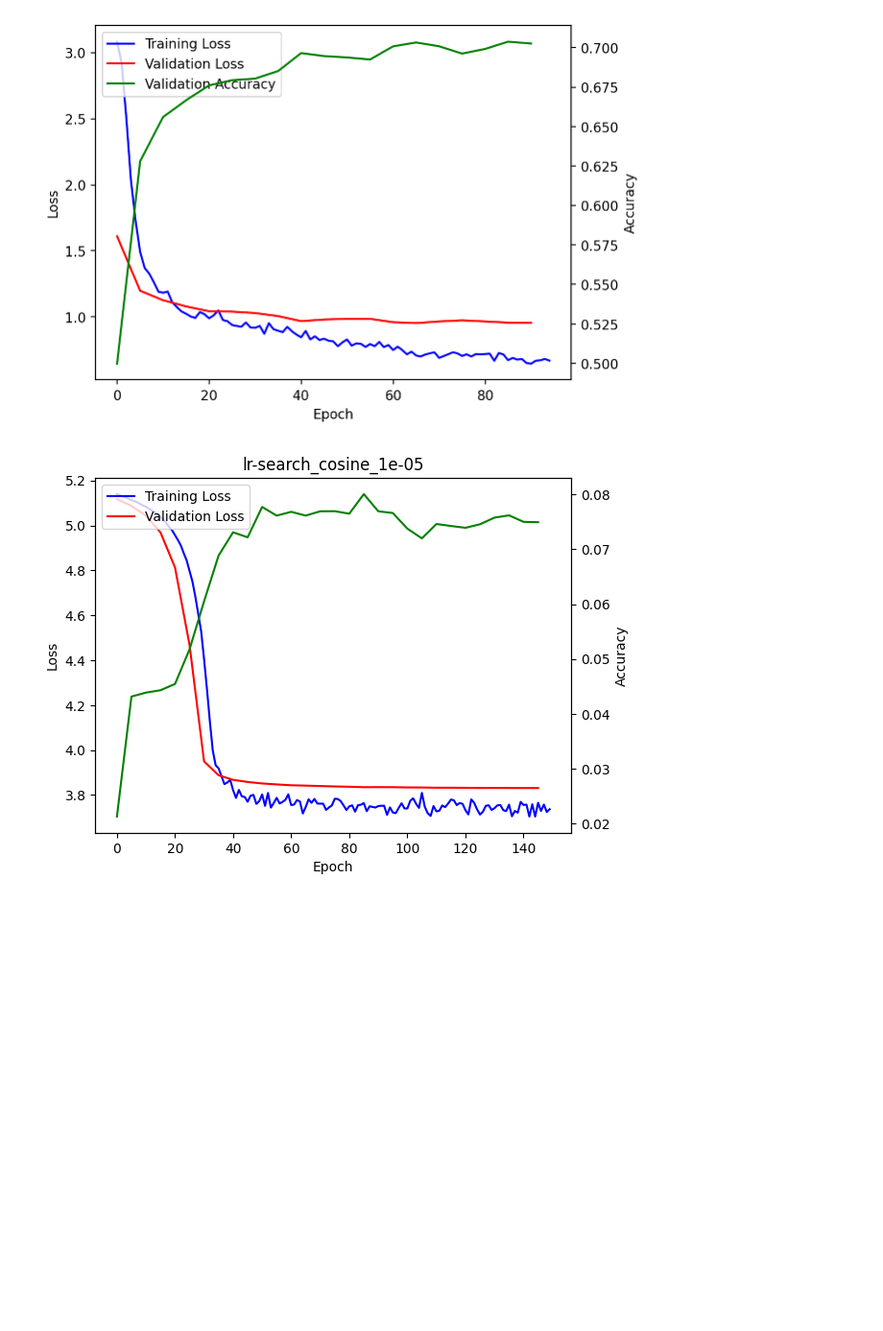
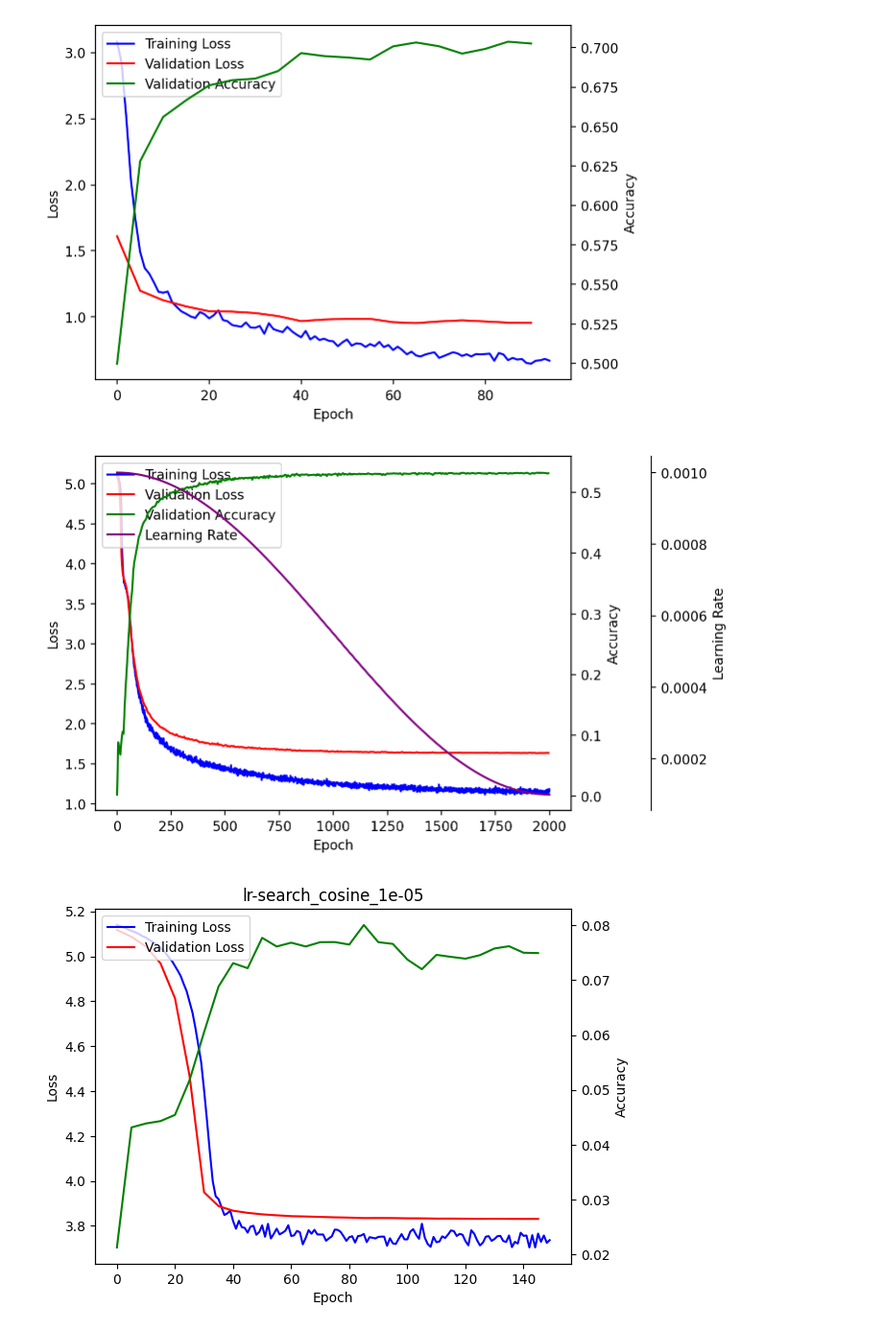
Before and after one commit to PierreRL/AutomaticChordRecognition, a Jupyter notebook: notebooks/training_graphs.ipynb, the cells around one changed output. Shown: that part at 96% size. Cells and saved outputs as stored; diff of their text form; code cells hidden in the pictures; blank space fills up the shorter version.

```diff
--- a/notebooks/training_graphs.ipynb
+++ b/notebooks/training_graphs.ipynb
@@ -51,6 +51,41 @@ ax1.legend(handles1 + handles2, labels1 + labels2, loc='upper left')
 plt.savefig(f'./report/figures/small_vocab_training_plot.png', dpi=100, bbox_inches='tight')
 # %% [output]
 [figure]
+# %%
+DIR = './results_archive/'
+exp = f'long_sgd'
+training_history = json.load(open(f'{DIR}/{exp}/training_history.json'))
+train_losses = training_history['train_losses']
+val_losses = training_history['val_losses']
+val_accuracies = training_history['val_accuracies']
+learning_rates = training_history['learning_rates']
+# Plot all 3, with acc having its own y-axis
+fig, ax1 = plt.subplots()
+ax2 = ax1.twinx()
+ax1.plot(train_losses, label='Training Loss', color='blue')
+# Multiply validations by 5 as they were only recorded every 5 epochs
+ax1.plot([5 * i for i in range(len(val_losses))], val_losses, label='Validation Loss', color='red')
+ax2.plot([5 * i for i in range(len(val_accuracies))], val_accuracies, label='Validation Accuracy', color='green')
+ax1.set_xlabel('Epoch')
+ax1.set_ylabel('Loss')
+ax2.set_ylabel('Accuracy')
+
+ax3 = ax1.twinx()
+ax3.plot([5 * i for i in range(len(learning_rates))], learning_rates, label='Learning Rate', color='purple')
+ax3.set_ylabel('Learning Rate')
+ax3.spines['right'].set_position(('outward', 60))
+
+# Collect legend handles and labels
+handles1, labels1 = ax1.get_legend_handles_labels()
+handles2, labels2 = ax2.get_legend_handles_labels()
+handles3, labels3 = ax3.get_legend_handles_labels()
+
+# Create a single legend
+ax1.legend(handles1 + handles2 + handles3, labels1 + labels2 + labels3, loc='upper left')
+# plt.title(f'Small Vocabulary Training History')
+plt.savefig(f'./report/figures/long_sgd_training_plot.png', dpi=100, bbox_inches='tight')
+# %% [output]
+[figure, added]
 # %%
 # Loop over directory of experiments
 DIR = './results_archive/experiments_lr_search/'
```
Also changed, not shown: 7 other files.
